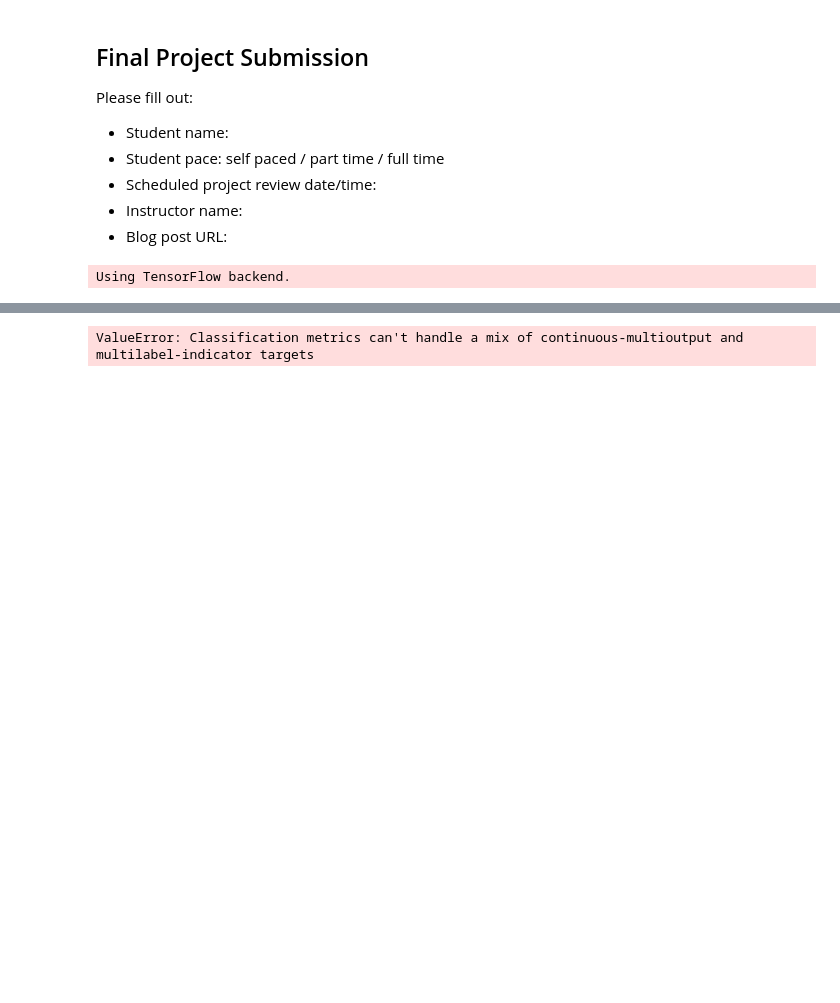
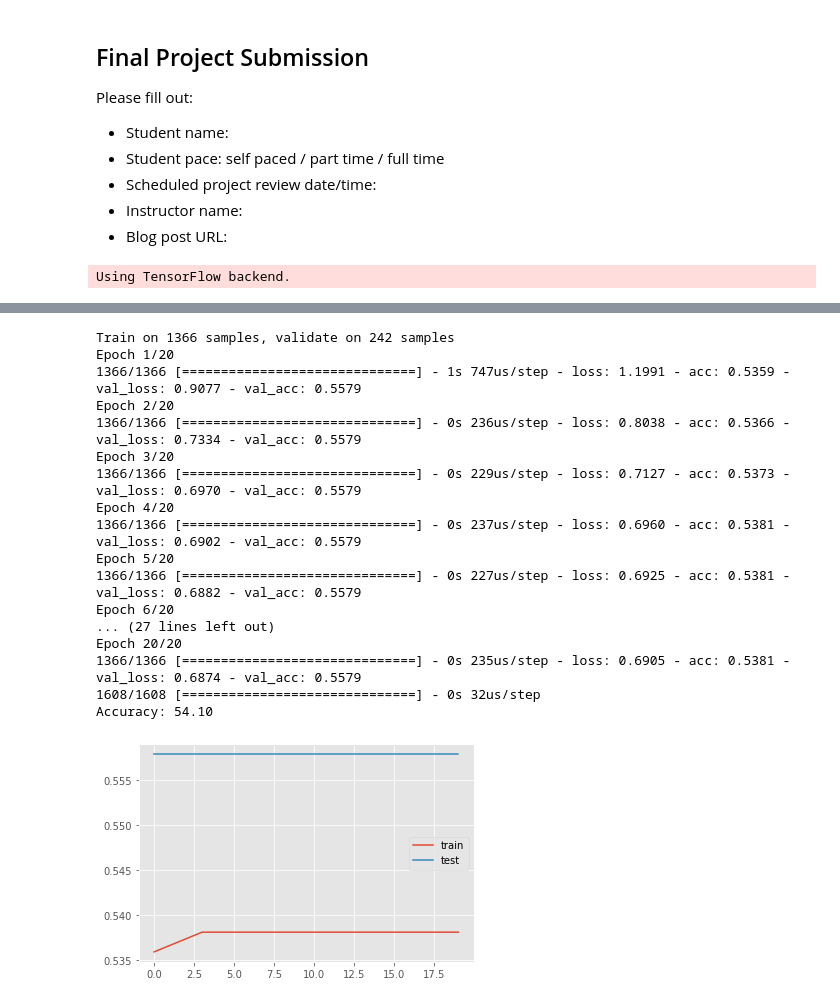
Before and after one commit to eyambaita/dsc-4-final-project-online-ds-pt-100118, a Jupyter notebook: student.ipynb, the cells around one changed output, grey strips where cells are left out. Drawn from its saved outputs; the diff is of its cells as text; code cells hidden in the pictures; blank space fills up the shorter version.

```diff
--- a/student.ipynb
+++ b/student.ipynb
@@ -146,5 +199,5 @@ acc14
 # %%
-#Trying another model to improve accuracy
+#Trying another model to improve accuracy, changing loss function and optimizer
 from numpy import loadtxt
 from keras.models import Sequential
 from keras.layers import Dense
@@ -153,13 +206,18 @@ dataset = pd.read_csv('./stocknews/Combined_News_DJIA.csv')
 # split into input (X) and output (y) variables
 # define the keras model
 model1 = Sequential()
-model1.add(Dense(12, input_dim=401, activation='relu'))
-model1.add(Dense(2, activation='relu'))
-model1.add(Dense(2, activation='sigmoid'))
+model1.add(Dense(64, input_dim=400, activation='relu'))
+model.add(Dropout(0.5))
+model1.add(Dense(48, activation='relu'))
+model.add(Dropout(0.5))
+model1.add(Dense(32, activation='relu'))
+model.add(Dropout(0.5))
+model1.add(Dense(2, activation='softmax'))
 # compile the keras model
 model1.compile(loss='binary_crossentropy', optimizer='adam', metrics=['accuracy'])
 # fit the keras model on the dataset
-model1.fit(X_train, Y_train, epochs=20, batch_size=10)
+model1.fit(X_train, Y_train, epochs=20, batch_size=10, validation_split= 0.15)
+#model.fit(X_train, Y_train, nb_epoch=2, batch_size=16, validation_split=0.15)
 # evaluate the keras model
 _, accuracy = model1.evaluate(X_train, Y_train)
 print('Accuracy: %.2f' % (accuracy*100))
@@ -191,6 +257,0 @@ y_pred = model1.predict(X_test)
-# %%
-# Creating the Confusion Matrix
-from sklearn.metrics import confusion_matrix
-cm = confusion_matrix(y_pred, Y_test)
-# %% [output]
-ValueError: Classification metrics can't handle a mix of continuous-multioutput and multilabel-indicator targets
@@ -196,0 +264,50 @@ ValueError: Classification metrics can't handle a mix of continuous-multioutput
+# %%
+# Case 1 and 3 combined: L2 regularization techniques with droupouts
+#Trying another model to improve accuracy
+from keras import regularizers
+from matplotlib import pyplot
+# load the dataset
+dataset = pd.read_csv('./stocknews/Combined_News_DJIA.csv')
+# split into input (X) and output (y) variables
+# define the keras model
+model2 = Sequential()
+model2.add(Dense(64, input_dim=400, activation='relu'))
+model2.add(Dropout(0.5))
+model2.add(Dense(48, activation='relu', kernel_regularizer=regularizers.l2(0.01) ))
+model2.add(Dropout(0.5))
+model2.add(Dense(32, activation='relu', kernel_regularizer=regularizers.l2(0.01)))
+model2.add(Dropout(0.5))
+model2.add(Dense(2, activation='softmax'))
+# compile the keras model
+model2.compile(loss='binary_crossentropy', optimizer='adam', metrics=['accuracy'])
+# fit the keras model on the dataset
+history=model2.fit(X_train, Y_train, epochs=20, batch_size=10, validation_split= 0.15)
+#model.fit(X_train, Y_train, nb_epoch=2, batch_size=16, validation_split=0.15)
+# evaluate the keras model
+_, accuracy = model2.evaluate(X_train, Y_train)
+print('Accuracy: %.2f' % (accuracy*100))
+
+#plotting accuracy
+pyplot.plot(history.history['acc'], label='train')
+pyplot.plot(history.history['val_acc'], label='test')
+pyplot.legend()
+pyplot.show()
+# %% [output]
+Train on 1366 samples, validate on 242 samples
+Epoch 1/20
+1366/1366 [==============================] - 1s 747us/step - loss: 1.1991 - acc: 0.5359 - val_loss: 0.9077 - val_acc: 0.5579
+Epoch 2/20
+1366/1366 [==============================] - 0s 236us/step - loss: 0.8038 - acc: 0.5366 - val_loss: 0.7334 - val_acc: 0.5579
+Epoch 3/20
+1366/1366 [==============================] - 0s 229us/step - loss: 0.7127 - acc: 0.5373 - val_loss: 0.6970 - val_acc: 0.5579
+Epoch 4/20
+1366/1366 [==============================] - 0s 237us/step - loss: 0.6960 - acc: 0.5381 - val_loss: 0.6902 - val_acc: 0.5579
+Epoch 5/20
+1366/1366 [==============================] - 0s 227us/step - loss: 0.6925 - acc: 0.5381 - val_loss: 0.6882 - val_acc: 0.5579
+Epoch 6/20
+... (27 lines left out)
+Epoch 20/20
+1366/1366 [==============================] - 0s 235us/step - loss: 0.6905 - acc: 0.5381 - val_loss: 0.6874 - val_acc: 0.5579
+1608/1608 [==============================] - 0s 32us/step
+Accuracy: 54.10
+[figure, added]
```
Also changed, not shown: parts of 27 cells of this notebook.
